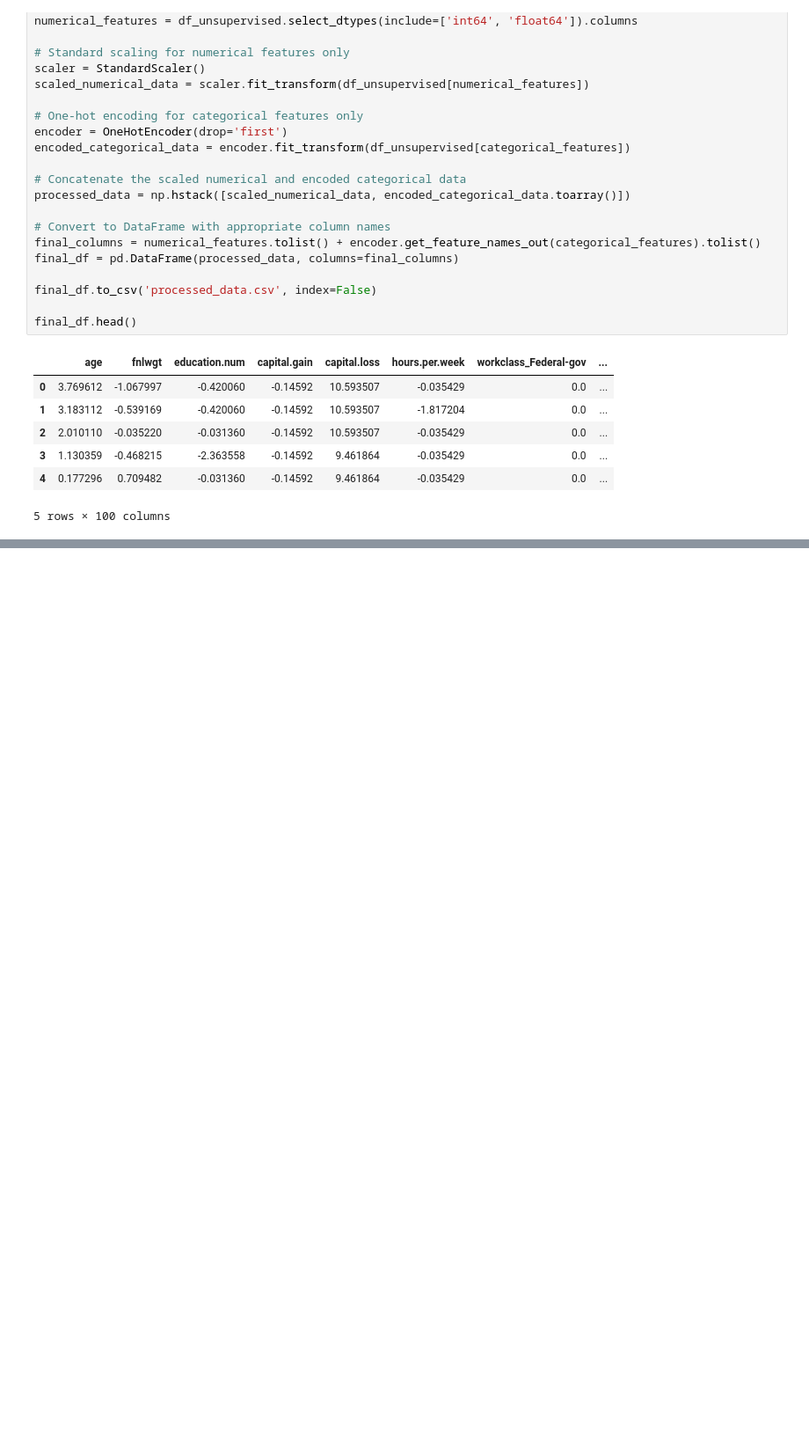
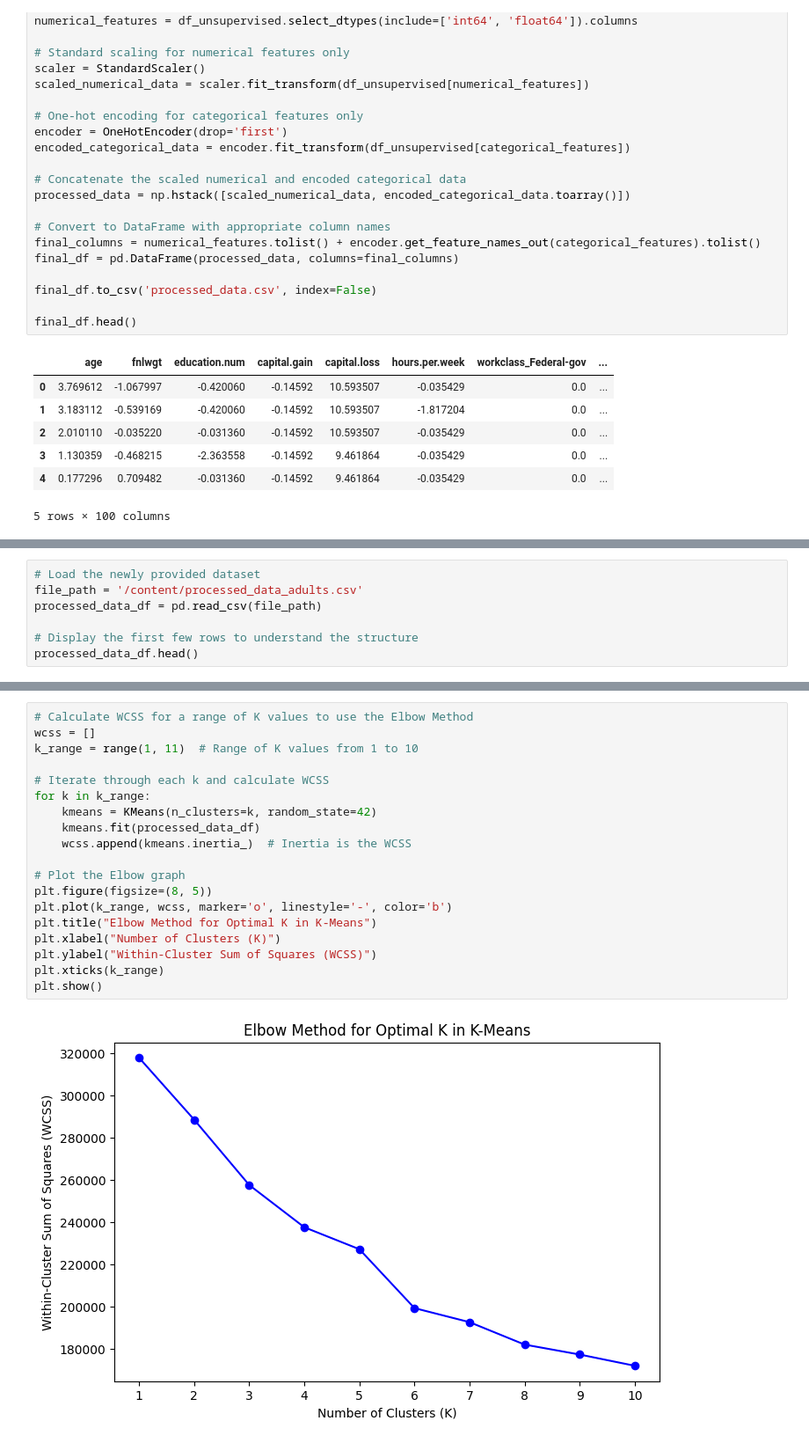
Before and after one commit to Shovon198915/CSE475, a Jupyter notebook: lab/Lab2.ipynb, the cells around one changed output, grey strips where cells are left out. Shown at 88% size. Saved outputs shown, nothing was run; the diff lists cells and outputs as text; blank space fills up the shorter version.

Commit message:
Calculate WCSS for a range of K values to use the Elbow Method

```diff
--- a/lab/Lab2.ipynb
+++ b/lab/Lab2.ipynb
@@ -75,0 +84,7 @@ final_df.head()
+# %%
+# Load the newly provided dataset
+file_path = '/content/processed_data_adults.csv'
+processed_data_df = pd.read_csv(file_path)
+
+# Display the first few rows to understand the structure
+processed_data_df.head()
@@ -75,0 +99,21 @@ final_df.head()
+# %%
+# Calculate WCSS for a range of K values to use the Elbow Method
+wcss = []
+k_range = range(1, 11)  # Range of K values from 1 to 10
+
+# Iterate through each k and calculate WCSS
+for k in k_range:
+    kmeans = KMeans(n_clusters=k, random_state=42)
+    kmeans.fit(processed_data_df)
+    wcss.append(kmeans.inertia_)  # Inertia is the WCSS
+
+# Plot the Elbow graph
+plt.figure(figsize=(8, 5))
+plt.plot(k_range, wcss, marker='o', linestyle='-', color='b')
+plt.title("Elbow Method for Optimal K in K-Means")
+plt.xlabel("Number of Clusters (K)")
+plt.ylabel("Within-Cluster Sum of Squares (WCSS)")
+plt.xticks(k_range)
+plt.show()
+# %% [output]
+[figure, added]
```
Also changed, not shown: parts of 3 cells of this notebook.
